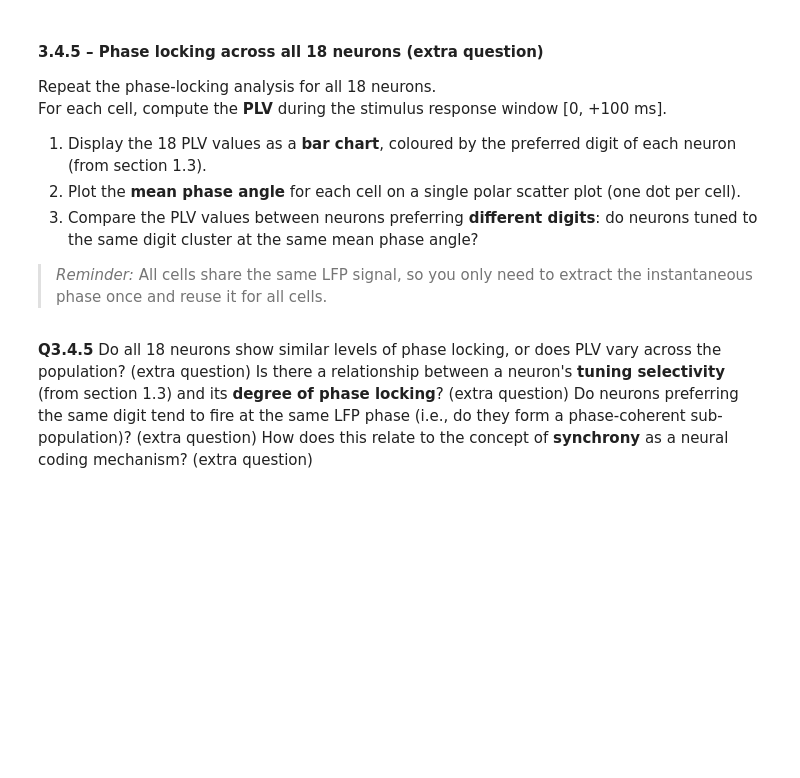
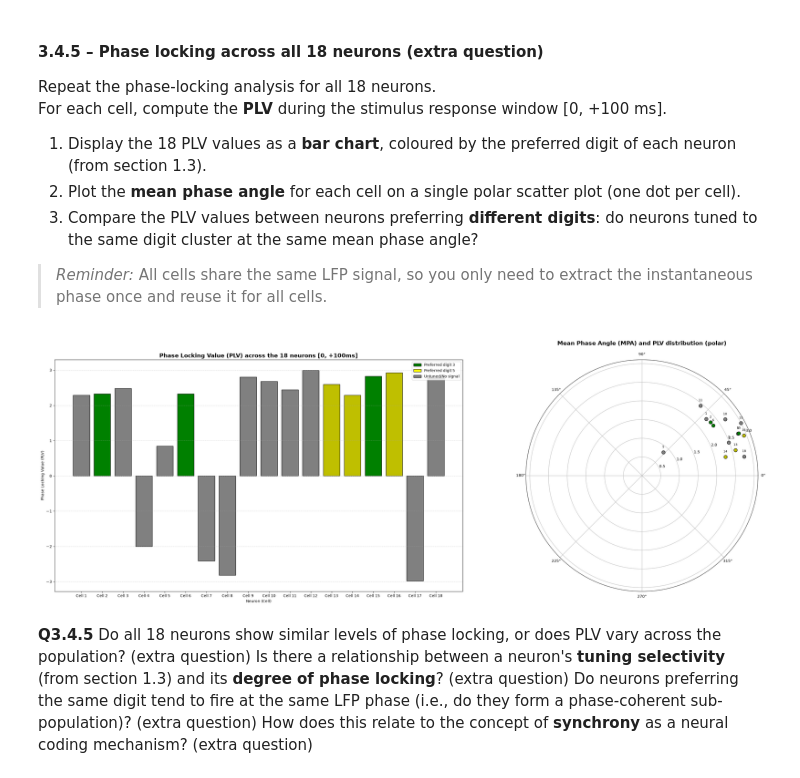
Before and after one commit to slerou/Group_1_HW_DataAnalysis_2026.ipynb, a Jupyter notebook: HW_SU_LFP_111026_student_2026.ipynb, the cells around one changed output. Saved outputs shown, nothing was run; the diff lists cells and outputs as text; code cells hidden in the pictures; blank space fills up the shorter version.

```diff
--- a/HW_SU_LFP_111026_student_2026.ipynb
+++ b/HW_SU_LFP_111026_student_2026.ipynb
@@ -1212,21 +1212,57 @@ For each cell, compute the **PLV** during the stimulus response window [0, +100
 # %%
 import matplotlib.pyplot as plt
 from matplotlib.patches import Patch
 
 preferred_digit = {2: 3, 6: 3, 13: 5, 14: 5, 15: 3, 16: 5}
 digit_colors = {2: 'r', 3: 'g', 4: 'b', 5: 'y', 'untuned': 'gray'}
 plv_all, mpa_all, bar_colors = [], [], []
 
 for cell in range(1, 19):
     unit_cell = unit_aligned[cell]
     stim_cond = cells[cell]["StimCond"]
     trs, ts = np.where(unit_cell[:, 50:150] == 1)
     c_phases = []
 
     for tr, t in zip(trs, ts):
         abs_sample = int(stim_cond[tr, 0]) + 50 + t
         if 0 <= abs_sample < len(instantaneous_phase):
             c_phases.append(instantaneous_phase[abs_sample])
+    N_cell, plv_val, mpa_val, _, _ = rayleigh_test(c_phases)
+    plv_all.append(plv_val)
+    mpa_all.append(mpa_val)
+
+    pref_digit = preferred_digit.get(cell, 'untuned')
+    bar_colors.append(digit_colors[pref_digit])
+
+fig = plt.figure(figsize=(30, 10)) #displaying the two plots
+
+ax1 = fig.add_subplot(121) #first panel : PLV
+cells_label = [f'Cell {i}' for i in range(1, 19)]
+ax1.bar(cells_label, plv_all, color=bar_colors, edgecolor='black', alpha=1)
+ax1.set_xlabel('Neuron (Cell)')
+ax1.set_ylabel('Phase Locking Value (PLV)')
+ax1.set_title('Phase Locking Value (PLV) across the 18 neurons [0, +100ms]', fontsize=15, fontweight='bold')
+ax1.grid(axis='y', linestyle='--', alpha=0.5)
+legend_elements = [
+    Patch(facecolor='green', edgecolor='black',
+          label='Preferred digit 3'),
+    Patch(facecolor='yellow', edgecolor='black', label='Preferred digit 5'),
+    Patch(facecolor='gray', edgecolor='black', label='Untuned/No signal'),]
+ax1.legend(handles=legend_elements, loc='upper right', fontsize=10)
+
+
+ax2 = fig.add_subplot(122, polar=True) #second panel : polar scatter plot
+for idx, cell in enumerate(range(1, 19)):
+    if plv_all[idx] > 0:
+        ax2.scatter(mpa_all[idx], plv_all[idx], color=bar_colors[idx], s=80, edgecolor='black', zorder=3)
+        ax2.annotate(f'{cell}', (mpa_all[idx], plv_all[idx]), textcoords="offset points", xytext=(0, 10), ha='center', va='bottom', fontsize=8)
+
+ax2.set_title('Mean Phase Angle (MPA) and PLV distribution (polar)', fontsize = 15, fontweight='bold', pad = 20)
+
+plt.tight_layout()
+plt.show()
+# %% [output]
+[figure, added]
 # %% [markdown]
 **Q3.4.5** Do all 18 neurons show similar levels of phase locking, or does PLV vary across the population?  (extra question)
 Is there a relationship between a neuron's **tuning selectivity** (from section 1.3) and its **degree of phase locking**?   (extra question)
```
